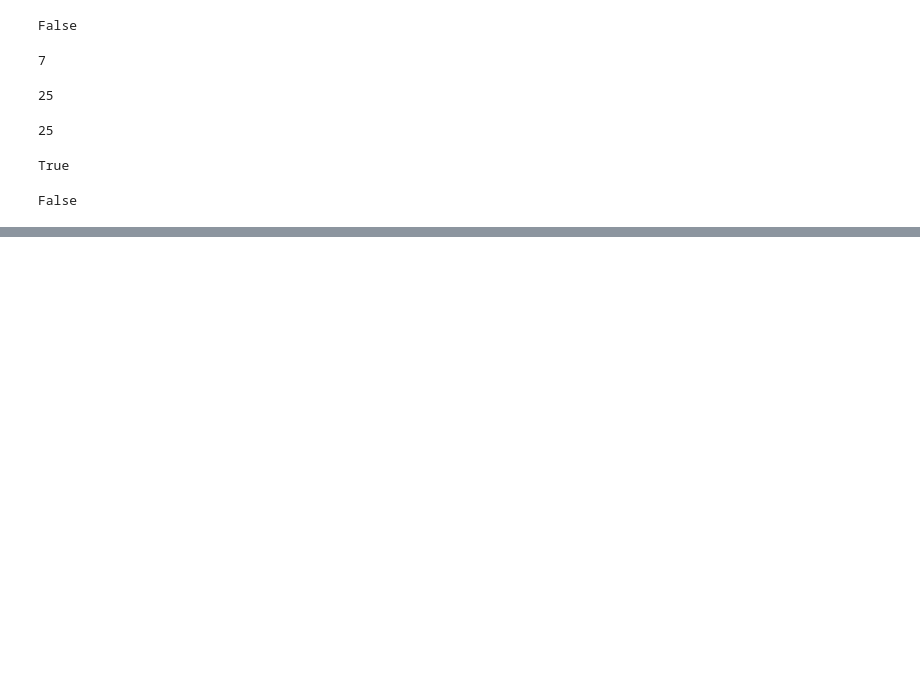
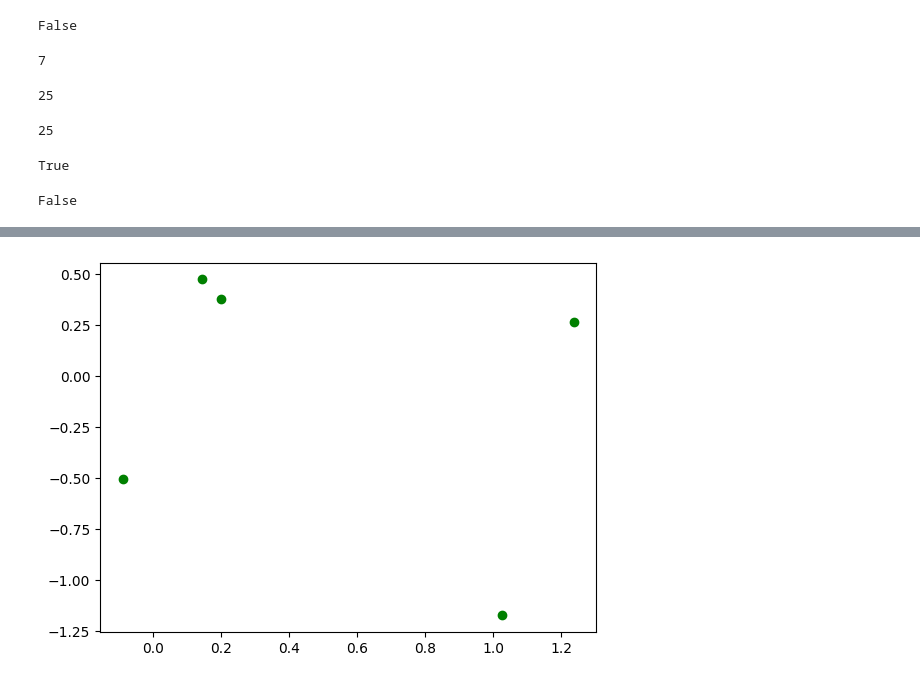
Before and after one commit to GiancarloNicolof/Using-Python-for-Research, a Jupyter notebook: Playground.ipynb, the cells around one changed output, grey strips where cells are left out. Drawn from its saved outputs; the diff is of its cells as text; code cells hidden in the pictures; blank space fills up the shorter version.

```diff
--- a/Playground.ipynb
+++ b/Playground.ipynb
@@ -120,0 +143,5 @@ plt.hist(x, bins=30, density=True, cumulative=True, histtype="step");
+# %%
+delta_X = np.random.normal(0, 1, (2,5))
+plt.plot(delta_X[0], delta_X[1], "go");
+# %% [output]
+[figure, added]
```
Also changed, not shown: parts of 17 cells of this notebook.
